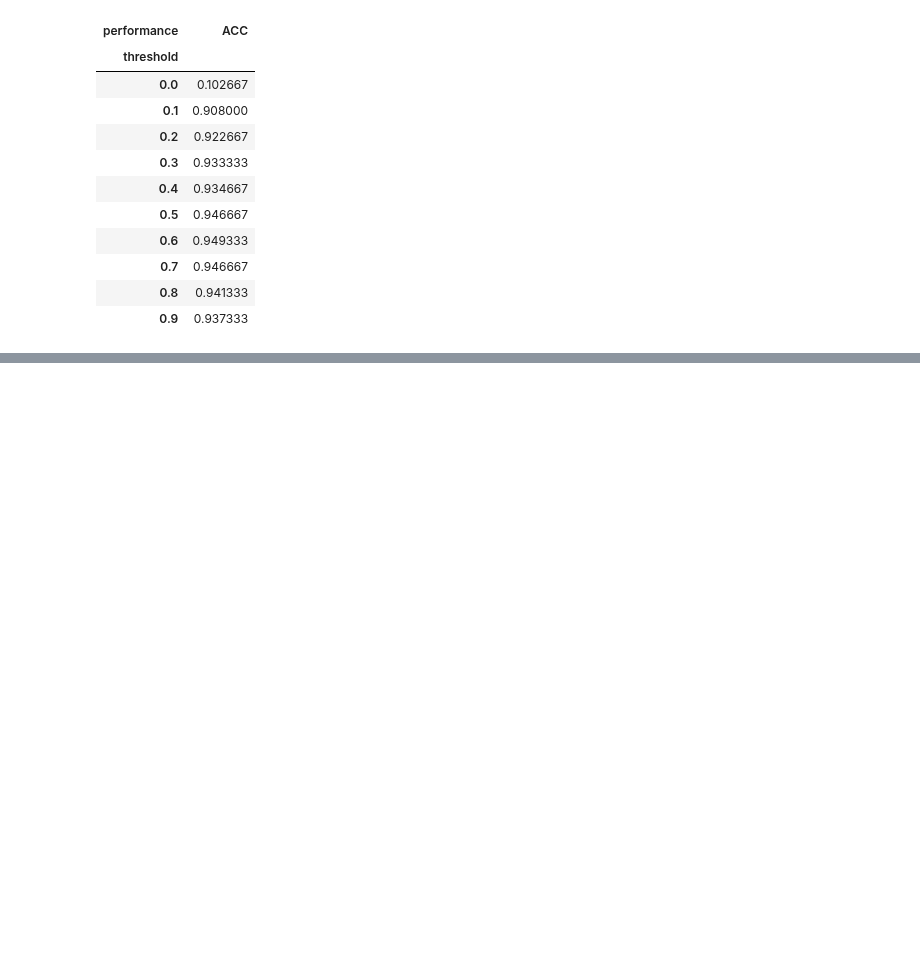
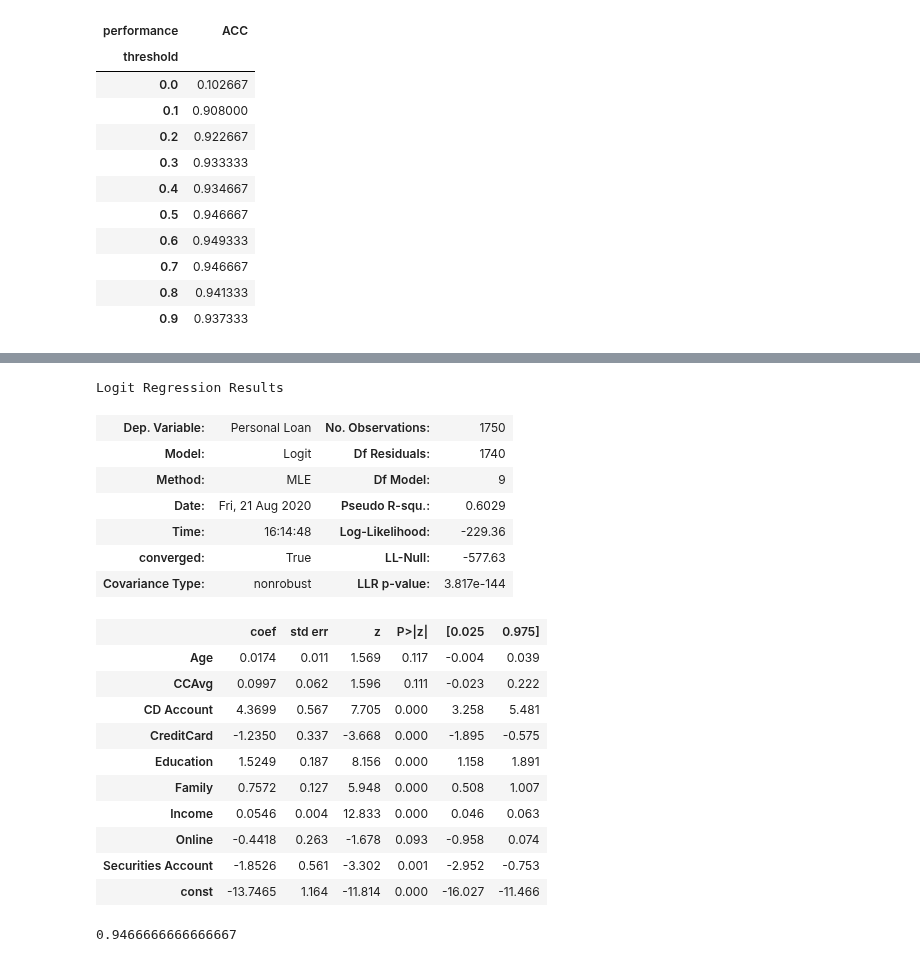
Before and after one commit to YoungJae-Hur/Data-science, a Jupyter notebook: ml-algorithms/3.1 logistic regression.ipynb, the cells around one changed output, grey strips where cells are left out. Saved outputs shown, nothing was run; the diff lists cells and outputs as text; code cells hidden in the pictures; blank space fills up the shorter version.

```diff
--- a/ml-algorithms/3.1 logistic regression.ipynb
+++ b/ml-algorithms/3.1 logistic regression.ipynb
@@ -219,0 +233,5 @@ table
+# %%
+# Experience and Morgage
+feature_columns = list(ploan_processed.columns.difference(["Personal Loan", "Experience", "Mortgage"]))
+X = ploan_processed[feature_columns]
+y = ploan_processed['Personal Loan'] # loan decision
@@ -219,0 +251,22 @@ table
+# %%
+results2.summary()
+# %% [output]
+Logit Regression Results
+| Dep. Variable: | Personal Loan | No. Observations: | 1750 |
+| Model: | Logit | Df Residuals: | 1740 |
+| Method: | MLE | Df Model: | 9 |
+| Date: | Fri, 21 Aug 2020 | Pseudo R-squ.: | 0.6029 |
+| Time: | 16:14:48 | Log-Likelihood: | -229.36 |
+| converged: | True | LL-Null: | -577.63 |
+| Covariance Type: | nonrobust | LLR p-value: | 3.817e-144 |
+|  | coef | std err | z | P>|z| | [0.025 | 0.975] |
+| Age | 0.0174 | 0.011 | 1.569 | 0.117 | -0.004 | 0.039 |
+| CCAvg | 0.0997 | 0.062 | 1.596 | 0.111 | -0.023 | 0.222 |
+| CD Account | 4.3699 | 0.567 | 7.705 | 0.000 | 3.258 | 5.481 |
+| CreditCard | -1.2350 | 0.337 | -3.668 | 0.000 | -1.895 | -0.575 |
+| Education | 1.5249 | 0.187 | 8.156 | 0.000 | 1.158 | 1.891 |
+| Family | 0.7572 | 0.127 | 5.948 | 0.000 | 0.508 | 1.007 |
+| Income | 0.0546 | 0.004 | 12.833 | 0.000 | 0.046 | 0.063 |
+| Online | -0.4418 | 0.263 | -1.678 | 0.093 | -0.958 | 0.074 |
+| Securities Account | -1.8526 | 0.561 | -3.302 | 0.001 | -2.952 | -0.753 |
+| const | -13.7465 | 1.164 | -11.814 | 0.000 | -16.027 | -11.466 |
@@ -219,0 +279,6 @@ table
+# %%
+# confusion matrix
+cfmat = confusion_matrix(test_y, pred_y2)
+print(get_accuracy(cfmat))
+# %% [output]
+0.9466666666666667
```
Also changed, not shown: parts of 7 cells of this notebook.
